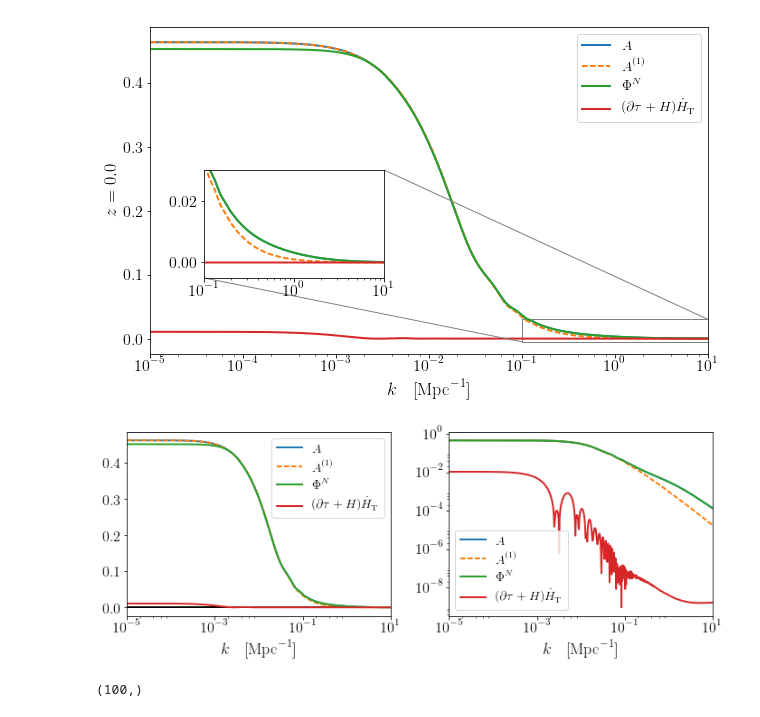
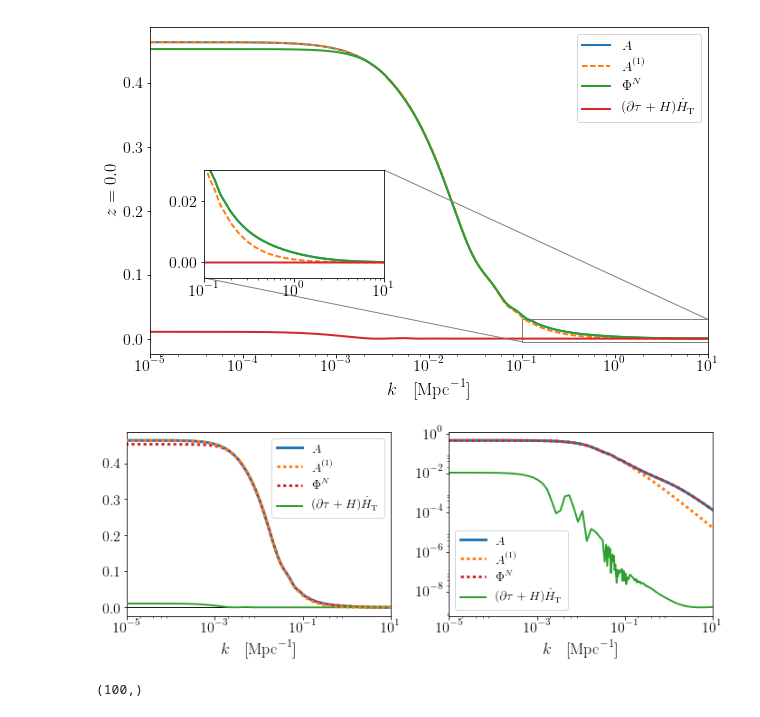
Before and after one commit to ThomasTram/CLASSmods, a Jupyter notebook: WeakFieldPlotsCF.ipynb, the cells around one changed output. Cells and saved outputs as stored; diff of their text form; code cells hidden in the pictures.

```diff
--- a/WeakFieldPlotsCF.ipynb
+++ b/WeakFieldPlotsCF.ipynb
@@ -691,8 +691,8 @@ for iz, z in enumerate(zvec):
         #axes[iz].semilogx(k,delta_P/delta_P,label=r'$\delta^{(P)}/\delta^{(P)}$')
         axes[j,iz].semilogx(k,delta_N/delta_P,label=r'Sim.')
         axes[j,iz].semilogx(k,(delta_N+3*Phi_N)/delta_P,label=r'Poisson gauge')
-        axes[j,iz].semilogx(k,(delta_N+3*phi_tk+H_T_nb)/delta_P,label=r'Nb gauge')
-        axes[j,iz].semilogx(k,(delta_Nbs+3*phi_tk+H_T_nb)/delta_P,label=r'Nb gauge (backscaling)')
+        axes[j,iz].semilogx(k,(delta_N+3*Phi_N+H_T_nb)/delta_P,label=r'Nb gauge')
+        axes[j,iz].semilogx(k,(delta_Nbs+3*Phi_N+H_T_nb)/delta_P,label=r'Nb gauge (backscaling)')
         axes[j,iz].semilogx(k,(delta_N+3*phi_tk+H_T_nm)/delta_P,label=r'Nm gauge',ls='--', color = 'y')
 
     axes[-1,iz].set_xlabel(r'$k\quad[\mathrm{Mpc}^{-1}]$')
@@ -703,7 +703,7 @@ for iz, z in enumerate(zvec):
 #for j in range(2):
 lgd = axes[0,1].legend(loc='upper center',ncol=5,bbox_to_anchor=(0.4,1.5))
 #
-axes[1,0].set_ylim([0.98,1.01])
+axes[1,0].set_ylim([0.98,1.07])
 axes[1,0].locator_params(nbins=4, axis='y')
 #axes[iz,0].set_ylim([-5./3.,7./3.])
 #zoom = 0.02
@@ -712,5 +712,5 @@ axes[1,0].locator_params(nbins=4, axis='y')
 f.tight_layout()
 f.subplots_adjust(hspace=0.1,wspace=0.1)
 
-f.savefig('delta_new2.pdf',bbox_extra_artists=(lgd,),bbox_inches='tight')
+f.savefig('delta_new3.pdf',bbox_extra_artists=(lgd,),bbox_inches='tight')
 # %% [output]
@@ -1065,43 +1333,47 @@ for iz, z in enumerate(zvec):
     #phi = -3./(2.*k**2)*a*a*(tk['d_tot']*(rho_cdm+rho_b+rho_g+rho_ur)-2*Hubble(a)*Hubble_prime(a)*tk['t_tot']/k/k)
     #phi = -3./(2.*k**2)*a*a*(tk['d_tot']*(Hubble(a)**2-rho_lambda)-2*Hubble(a)*Hubble_prime(a)*tk['t_tot']/k/k)
 
     phi_tk = tk['phi']
     psi_tk = tk['psi']
 
+    new_colors = ['#1f77b4', '#ff7f0e', '#2ca02c', '#d62728',
+              '#9467bd', '#8c564b', '#e377c2', '#7f7f7f',
+              '#bcbd22', '#17becf']
+
     #print Hubble(a)**2,phi[100]/Phi_N[100]
     #print (rho_cdm+rho_b),delta_N[100],tk['d_tot'][100]
     #print z, (rho_cdm+rho_b)*delta_N[0], rho_g*tk['d_g'][0]
 
     delta_P = (rho_cdm*tk['d_cdm']+rho_b*tk['d_b'])/(rho_cdm+rho_b)
 
     fac = np.ones(k.shape)
-    axes[0].axhline(0,ls='-',color='k')
-    axes[0].semilogx(k,fac*NLcor(k,z)*phi_tk,label=r'$A$')
-    axes[0].semilogx(k,fac*phi_tk,label=r'$A^{(1)}$',ls='--')
-    axes[0].semilogx(k,fac*NLcor(k,z)*Phi_N,label=r'$\Phi^N$')
-    axes[0].semilogx(k,fac*(phi_tk-Phi_N),label=r'$(\partial \tau + H)\dot{H}_{\rm T}$')
+    axes[0].axhline(0,ls='-',color='k',lw=1)
+    axes[0].semilogx(k,fac*NLcor(k,z)*phi_tk,label=r'$A$',lw=3,zorder=1)
+    axes[0].semilogx(k,fac*phi_tk,label=r'$A^{(1)}$',ls=':',lw=3,zorder=4)
+    axes[0].semilogx(k,fac*NLcor(k,z)*Phi_N,label=r'$\Phi^N$',ls=':',lw=3,zorder=2,color=new_colors[3])
+    axes[0].semilogx(k,fac*(phi_tk-Phi_N),label=r'$(\partial \tau + H)\dot{H}_{\rm T}$',zorder=3,color=new_colors[2])
 
     #fac = k**(-3)
-    axes[1].loglog(k,fac*(NLcor(k,z)*phi_tk)**1,label=r'$A$')
-    axes[1].loglog(k,fac*phi_tk**1,label=r'$A^{(1)}$',ls='--')
-    axes[1].loglog(k,fac*(NLcor(k,z)*Phi_N)**1,label=r'$\Phi^N$')
-    axes[1].loglog(k,fac*np.abs(phi_tk-Phi_N)**1,label=r'$(\partial \tau + H)\dot{H}_{\rm T}$')
+    axes[1].loglog(k,fac*(NLcor(k,z)*phi_tk)**1,label=r'$A$',lw=3,ls='-')
+    axes[1].loglog(k,fac*phi_tk**1,label=r'$A^{(1)}$',ls=':',lw=3)
+    axes[1].loglog(k,fac*(NLcor(k,z)*Phi_N)**1,label=r'$\Phi^N$',ls=':',lw=3,color=new_colors[3])
+    axes[1].loglog(k,fac*np.abs(phi_tk-Phi_N)**1,label=r'$(\partial \tau + H)\dot{H}_{\rm T}$',color=new_colors[2])
 
 
     #    axes[iz].set_yscale('log')
     #axes[iz].set_ylabel(r'$z='+str(z)+'$')
 
 axes[0].legend(loc='upper right',ncol=1)
 axes[1].legend(loc='lower left',ncol=1)
 
 for ax in axes:
     ax.set_xlabel(r'$k\quad[\mathrm{Mpc}^{-1}]$')
     ax.set_xlim([1e-5,10.0])
 #axes[1].set_ylim([1e-18,1e0])
 f.tight_layout()
 f.savefig('delta6.pdf')
 # %% [output]
-[figure, old version]
+[figure, new version]
 # %%
 kv = np.logspace(-5,1,100)
 pk = np.zeros(len(kv))
```
Also changed, not shown: parts of 7 cells of this notebook.
